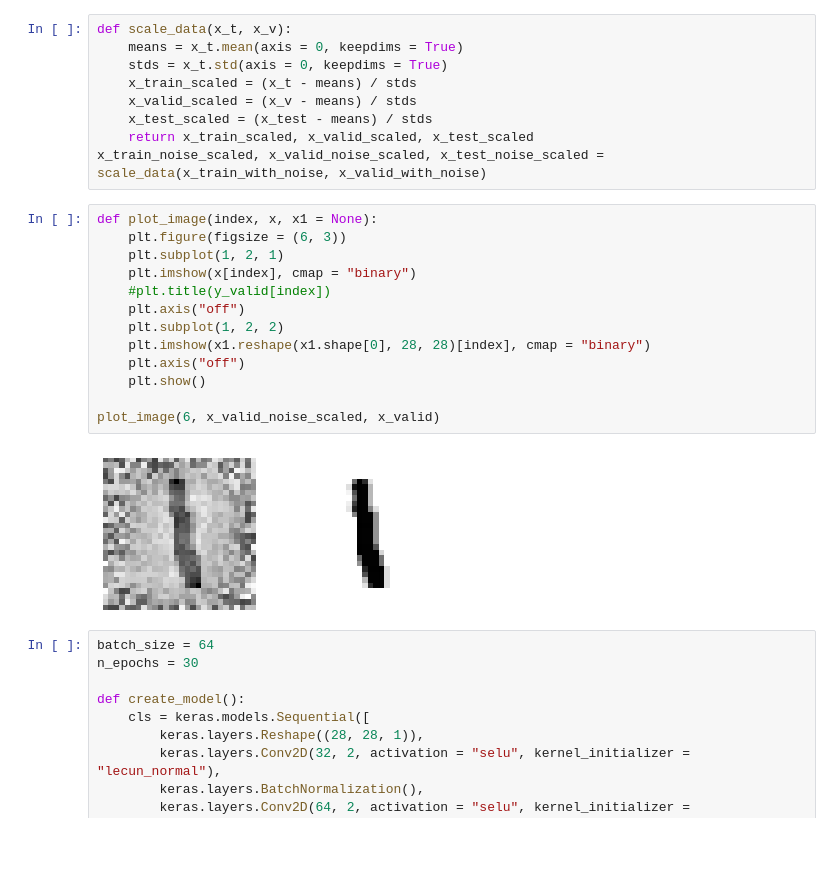
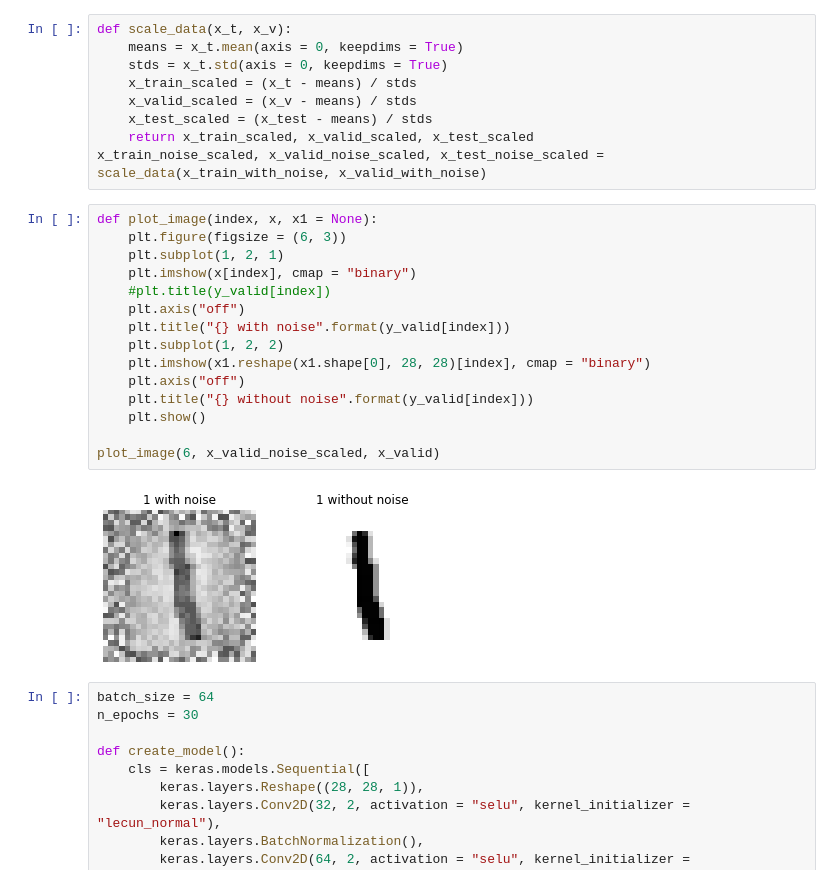
Before and after one commit to victorzarzu/dl-notebooks, a Jupyter notebook: MNIST_classifier.ipynb, the cells around one changed output. Saved outputs shown, nothing was run; the diff lists cells and outputs as text; blank space fills up the shorter version.

```diff
--- a/MNIST_classifier.ipynb
+++ b/MNIST_classifier.ipynb
@@ -32,18 +32,20 @@ x_train_noise_scaled, x_valid_noise_scaled, x_test_noise_scaled = scale_data(x_t
 # %%
 def plot_image(index, x, x1 = None):
     plt.figure(figsize = (6, 3))
     plt.subplot(1, 2, 1)
     plt.imshow(x[index], cmap = "binary")
     #plt.title(y_valid[index])
     plt.axis("off")
+    plt.title("{} with noise".format(y_valid[index]))
     plt.subplot(1, 2, 2)
     plt.imshow(x1.reshape(x1.shape[0], 28, 28)[index], cmap = "binary")
     plt.axis("off")
+    plt.title("{} without noise".format(y_valid[index]))
     plt.show()
 
 plot_image(6, x_valid_noise_scaled, x_valid)
 # %% [output]
-[figure, old version]
+[figure, new version]
 # %%
 batch_size = 64
 n_epochs = 30
```
Also changed, not shown: parts of 3 cells of this notebook.
